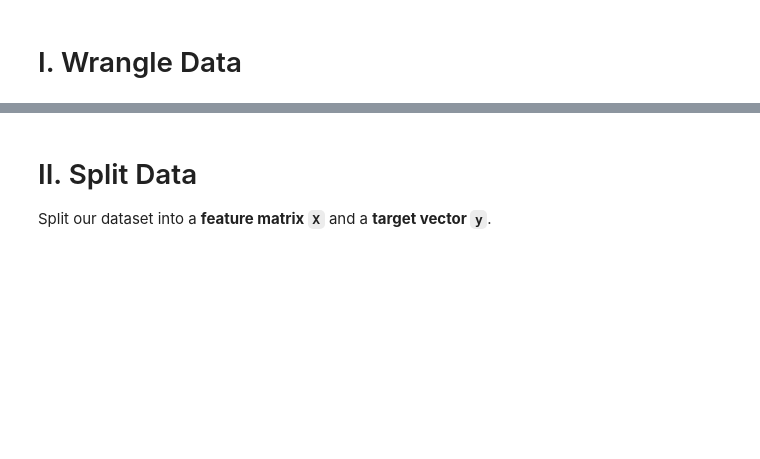
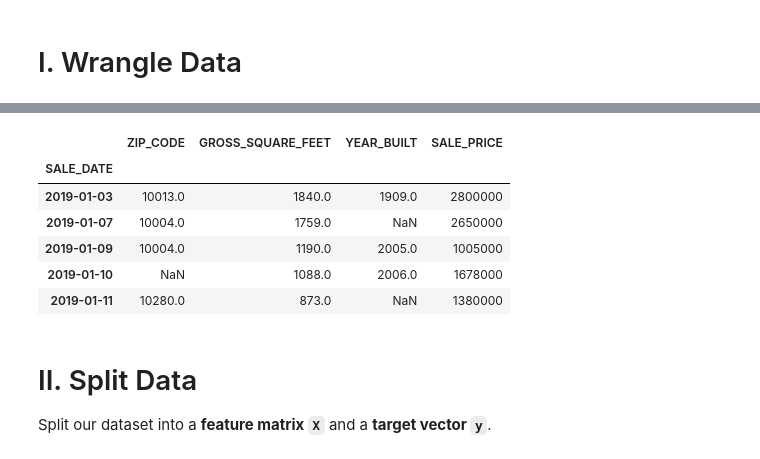
Before and after one commit to Vasanta2002/Sprint_5_linear_models, a Jupyter notebook: JDS_SHR_211_guided_project_notes.ipynb, the cells around one changed output, grey strips where cells are left out. Drawn from its saved outputs; the diff is of its cells as text; code cells hidden in the pictures; blank space fills up the shorter version.

```diff
--- a/JDS_SHR_211_guided_project_notes.ipynb
+++ b/JDS_SHR_211_guided_project_notes.ipynb
@@ -39,6 +52,16 @@ def wrangle(filepath):
   return df
 
 df = wrangle(DATA_PATH + 'condos/tribeca.csv')
+# %%
+df.head()
+# %% [output]
+|  | ZIP_CODE | GROSS_SQUARE_FEET | YEAR_BUILT | SALE_PRICE |
+| SALE_DATE |  |  |  |  |
+| 2019-01-03 | 10013.0 | 1840.0 | 1909.0 | 2800000 |
+| 2019-01-07 | 10004.0 | 1759.0 | NaN | 2650000 |
+| 2019-01-09 | 10004.0 | 1190.0 | 2005.0 | 1005000 |
+| 2019-01-10 | NaN | 1088.0 | 2006.0 | 1678000 |
+| 2019-01-11 | 10280.0 | 873.0 | NaN | 1380000 |
 # %% [markdown]
 # II. Split Data
 
```
Also changed, not shown: parts of 10 cells of this notebook.
